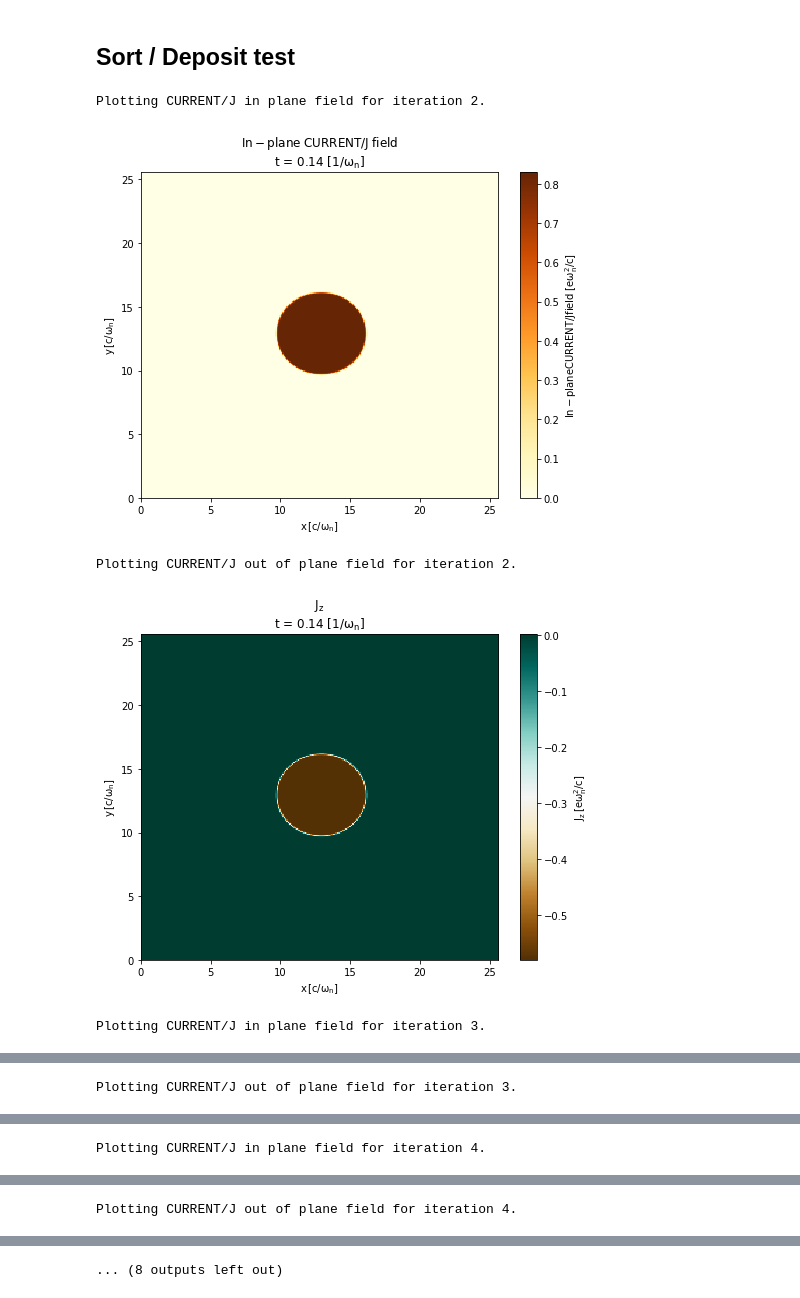
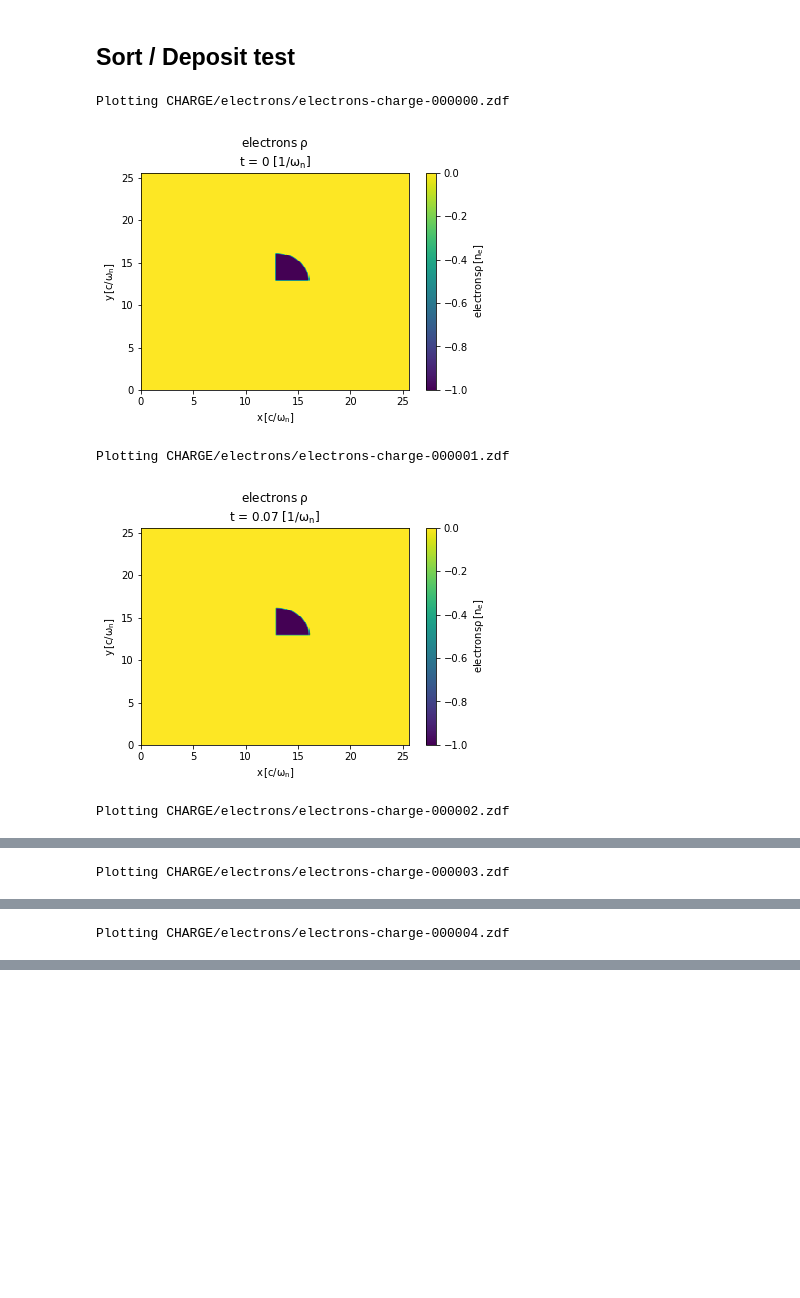
Before and after one commit to ricardo-fonseca/zpic-cuda, a Jupyter notebook: visXD demo.ipynb, the cells around one changed output, grey strips where cells are left out. Saved outputs shown, nothing was run; the diff lists cells and outputs as text; code cells hidden in the pictures; blank space fills up the shorter version.

```diff
--- a/visXD demo.ipynb
+++ b/visXD demo.ipynb
@@ -44,7 +44,7 @@ import sys
 import matplotlib.pyplot as plt
 plt.rcParams["figure.figsize"] = [8,6]
 
-def plot_data( fld, iter, xlim = None, ylim = None, grid = None, cmap = None,
+def plot_data( fld, iter, xlim = None, ylim = None, grid = None, cmap = None, norm = None,
     vsim = None, vmin = None, vmax = None, scale = None ):
 
     file = "{}-{:06d}.zdf".format(fld, iter)
@@ -52,7 +52,7 @@ def plot_data( fld, iter, xlim = None, ylim = None, grid = None, cmap = None,
     if ( os.path.exists(file) ):
         print("Plotting {}".format(file))
 
-        visxd.grid( file, xlim = xlim, ylim = ylim, grid = False, cmap = cmap,
+        visxd.grid( file, xlim = xlim, ylim = ylim, grid = False, cmap = cmap, norm = norm,
             vsim = vsim, vmin = vmin, vmax = vmax, scale = scale )
     else:
         print("(*error*) file {} not found.".format(file), file = sys.stderr )
@@ -94,11 +109,11 @@ Plotting CURRENT/J out of plane field for iteration 500.
 ## Sort / Deposit test
 # %%
 for i in range(5):
-    # plot_data( "CHARGE/electrons/electrons-charge", i )
-    plot_vfield2d( "CURRENT/J",2+i )
+    plot_data( "CHARGE/electrons/electrons-charge", i )
+    # plot_vfield2d( "CURRENT/J",2+i )
 # %% [output]
-Plotting CURRENT/J in plane field for iteration 2.
+Plotting CHARGE/electrons/electrons-charge-000000.zdf
-[figure, old version]
+[figure, new version]
-Plotting CURRENT/J out of plane field for iteration 2.
+Plotting CHARGE/electrons/electrons-charge-000001.zdf
-[figure, old version]
+[figure, new version]
-Plotting CURRENT/J in plane field for iteration 3.
+Plotting CHARGE/electrons/electrons-charge-000002.zdf
@@ -106 +121 @@ Plotting CURRENT/J in plane field for iteration 3.
-Plotting CURRENT/J out of plane field for iteration 3.
+Plotting CHARGE/electrons/electrons-charge-000003.zdf
@@ -108 +123 @@ Plotting CURRENT/J out of plane field for iteration 3.
-Plotting CURRENT/J in plane field for iteration 4.
+Plotting CHARGE/electrons/electrons-charge-000004.zdf
@@ -110 +124,0 @@ Plotting CURRENT/J in plane field for iteration 4.
-Plotting CURRENT/J out of plane field for iteration 4.
@@ -112 +124,0 @@ Plotting CURRENT/J out of plane field for iteration 4.
-... (8 outputs left out)
```
Also changed, not shown: parts of 11 cells of this notebook, 23 other files.
